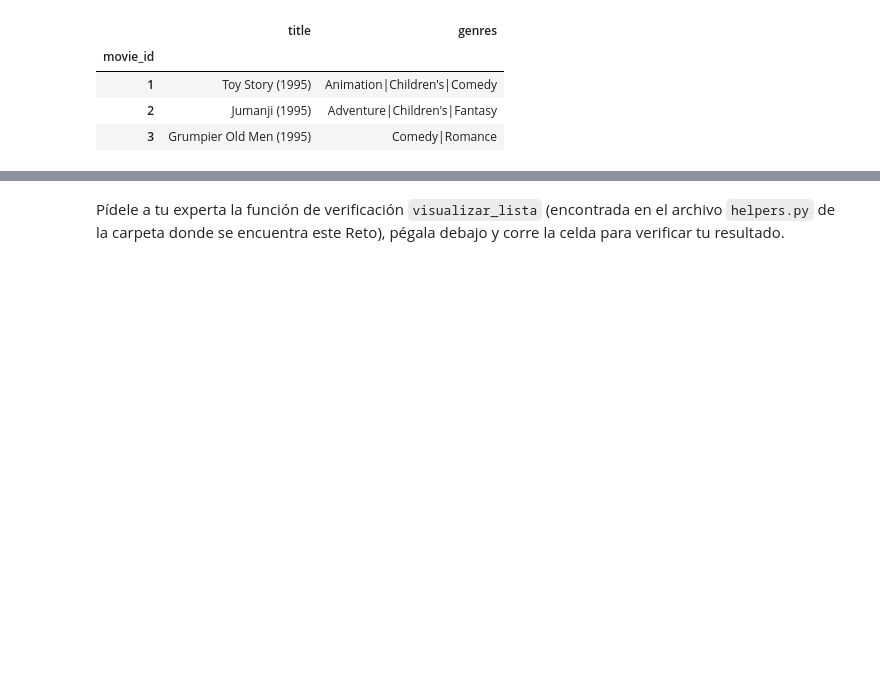
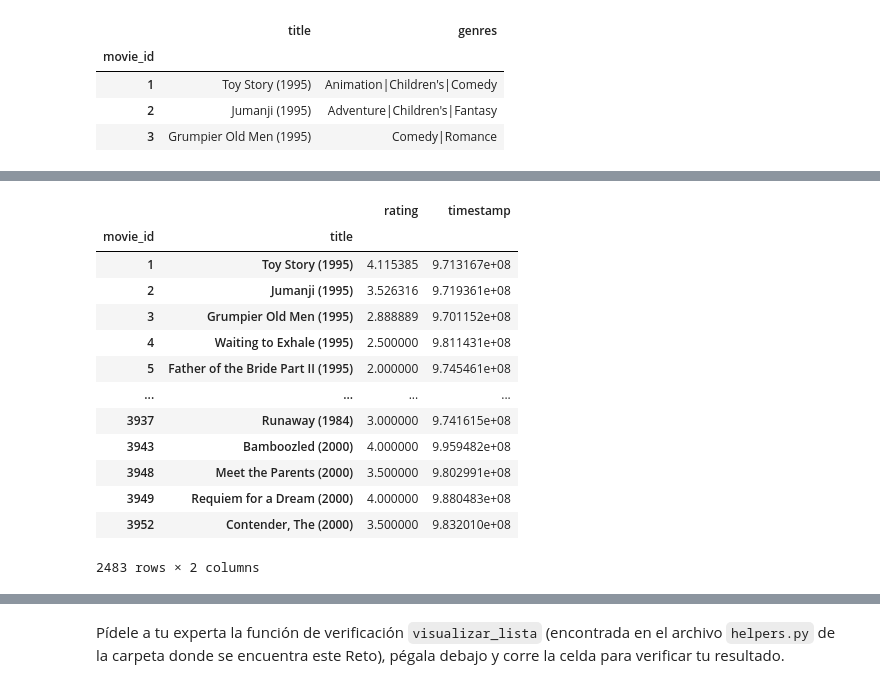
Before and after one commit to fermuba/Procesamiento-de-Datos, a Jupyter notebook: S8/Retos/Reto_6_lo_que_los_cientificos_aman.ipynb, the cells around one changed output, grey strips where cells are left out. Cells and saved outputs as stored; diff of their text form; code cells hidden in the pictures; blank space fills up the shorter version.

```diff
--- a/S8/Retos/Reto_6_lo_que_los_cientificos_aman.ipynb
+++ b/S8/Retos/Reto_6_lo_que_los_cientificos_aman.ipynb
@@ -79 +152,19 @@ pd.merge(ratings, )
+# %%
+rating_mean = ratings_new.groupby(['movie_id', 'title']).mean('rating')
+rating_mean
+# %% [output]
+|  |  | rating | timestamp |
+| movie_id | title |  |  |
+| 1 | Toy Story (1995) | 4.115385 | 9.713167e+08 |
+| 2 | Jumanji (1995) | 3.526316 | 9.719361e+08 |
+| 3 | Grumpier Old Men (1995) | 2.888889 | 9.701152e+08 |
+| 4 | Waiting to Exhale (1995) | 2.500000 | 9.811431e+08 |
+| 5 | Father of the Bride Part II (1995) | 2.000000 | 9.745461e+08 |
+| ... | ... | ... | ... |
+| 3937 | Runaway (1984) | 3.000000 | 9.741615e+08 |
+| 3943 | Bamboozled (2000) | 4.000000 | 9.959482e+08 |
+| 3948 | Meet the Parents (2000) | 3.500000 | 9.802991e+08 |
+| 3949 | Requiem for a Dream (2000) | 4.000000 | 9.880483e+08 |
+| 3952 | Contender, The (2000) | 3.500000 | 9.832010e+08 |
+2483 rows × 2 columns
 # %%
```
Also changed, not shown: parts of 14 cells of this notebook.
